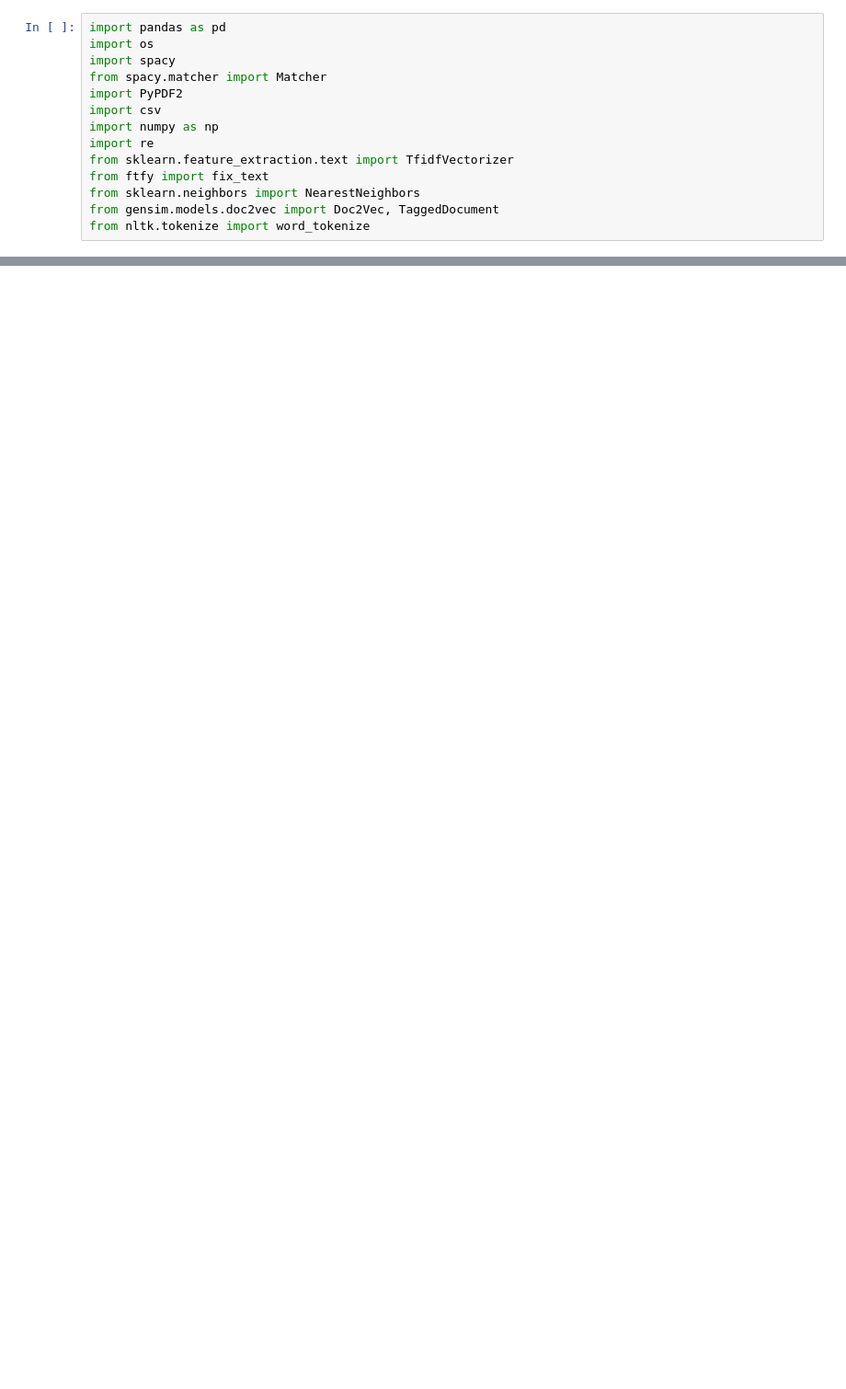
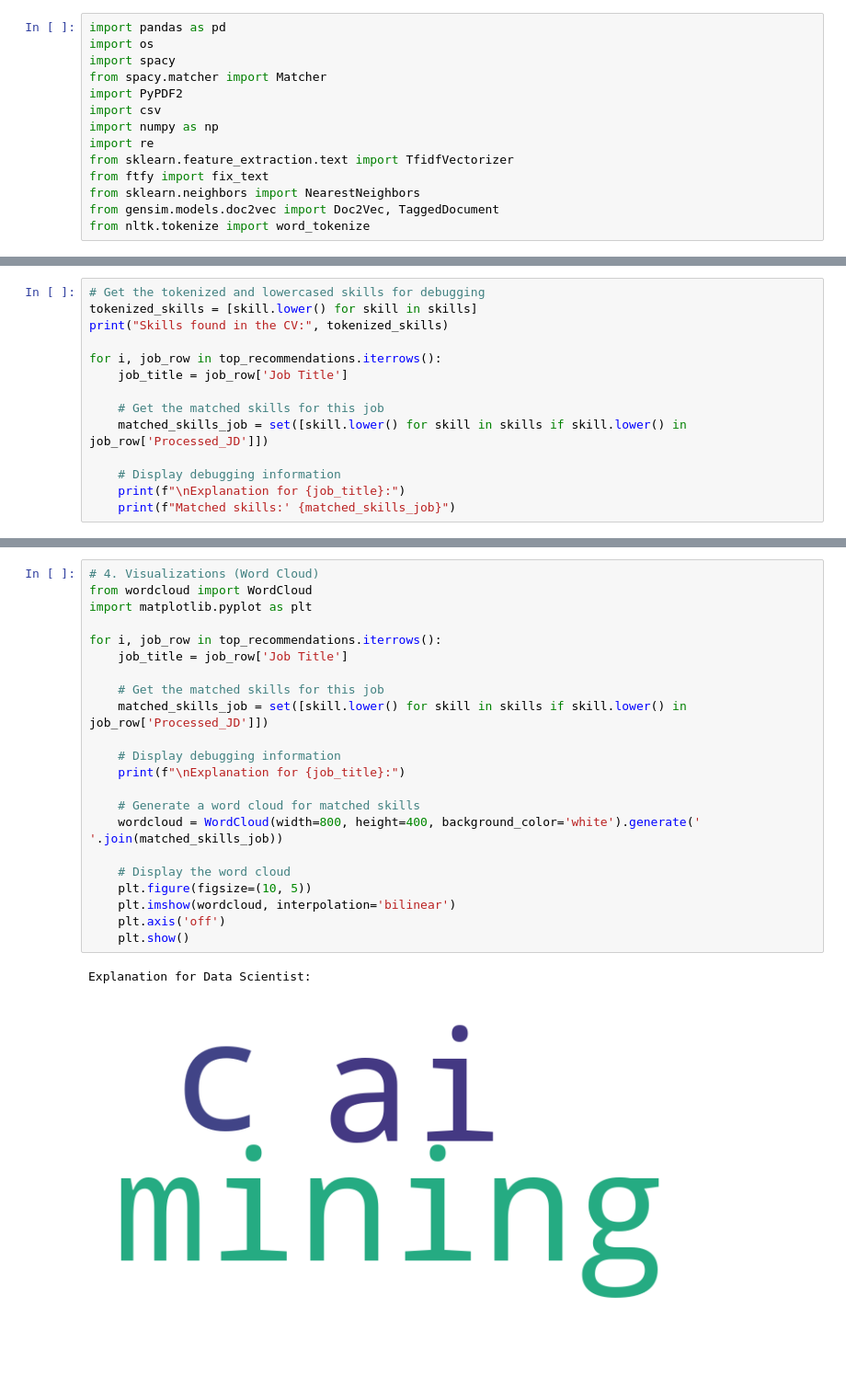
Before and after one commit to AyseTheArk/Job-Recommender-System, a Jupyter notebook: Recommender/jobrec.ipynb, the cells around one changed output, grey strips where cells are left out. Shown at 92% size. Cells and saved outputs as stored; diff of their text form; blank space fills up the shorter version.

Commit message:
very simple explanations

```diff
--- a/Recommender/jobrec.ipynb
+++ b/Recommender/jobrec.ipynb
@@ -76,0 +152,14 @@ tfidf = vectorizer.fit_transform(skills)
+# %%
+# Get the tokenized and lowercased skills for debugging
+tokenized_skills = [skill.lower() for skill in skills]
+print("Skills found in the CV:", tokenized_skills)
+
+for i, job_row in top_recommendations.iterrows():
+    job_title = job_row['Job Title']
+
+    # Get the matched skills for this job
+    matched_skills_job = set([skill.lower() for skill in skills if skill.lower() in job_row['Processed_JD']])
+
+    # Display debugging information
+    print(f"\nExplanation for {job_title}:")
+    print(f"Matched skills:' {matched_skills_job}")
@@ -76,0 +185,25 @@ tfidf = vectorizer.fit_transform(skills)
+# %%
+# 4. Visualizations (Word Cloud)
+from wordcloud import WordCloud
+import matplotlib.pyplot as plt
+
+for i, job_row in top_recommendations.iterrows():
+    job_title = job_row['Job Title']
+
+    # Get the matched skills for this job
+    matched_skills_job = set([skill.lower() for skill in skills if skill.lower() in job_row['Processed_JD']])
+
+    # Display debugging information
+    print(f"\nExplanation for {job_title}:")
+
+    # Generate a word cloud for matched skills
+    wordcloud = WordCloud(width=800, height=400, background_color='white').generate(' '.join(matched_skills_job))
+
+    # Display the word cloud
+    plt.figure(figsize=(10, 5))
+    plt.imshow(wordcloud, interpolation='bilinear')
+    plt.axis('off')
+    plt.show()
+# %% [output]
+Explanation for Data Scientist:
+[figure, added]
```
Also changed, not shown: parts of 14 cells of this notebook.
